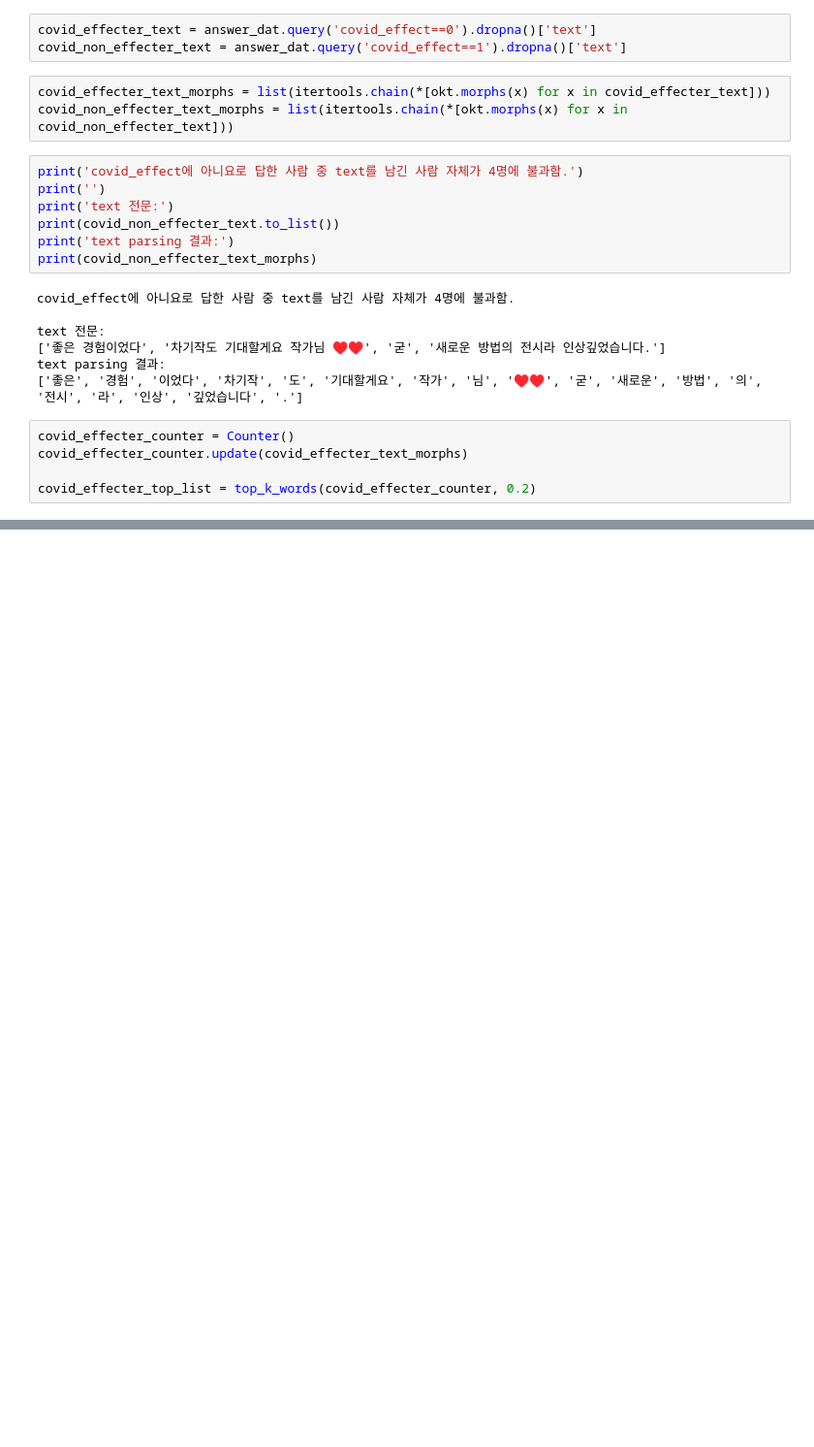
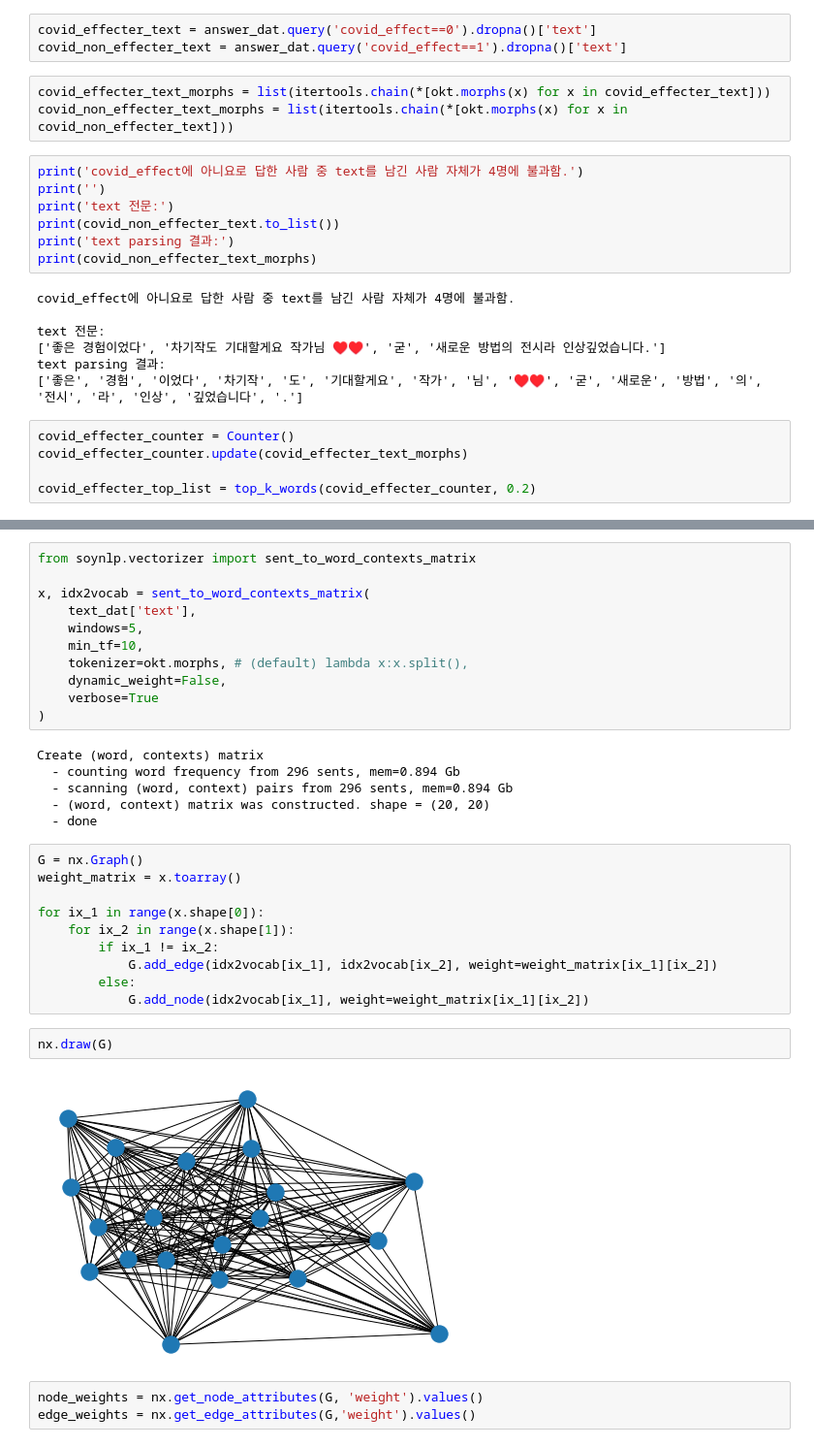
Before and after one commit to fhzh123/topic_example, a Jupyter notebook: EDA_2020_12_15/EDA.ipynb, the cells around one changed output, grey strips where cells are left out. Shown at 97% size. Saved outputs shown, nothing was run; the diff lists cells and outputs as text; blank space fills up the shorter version.

Commit message:
graph fix

```diff
--- a/EDA_2020_12_15/EDA.ipynb
+++ b/EDA_2020_12_15/EDA.ipynb
@@ -550,0 +574,34 @@ plt.show()
+# %%
+from soynlp.vectorizer import sent_to_word_contexts_matrix
+
+x, idx2vocab = sent_to_word_contexts_matrix(
+    text_dat['text'],
+    windows=5,
+    min_tf=10,
+    tokenizer=okt.morphs, # (default) lambda x:x.split(),
+    dynamic_weight=False,
+    verbose=True
+)
+# %% [output]
+Create (word, contexts) matrix
+  - counting word frequency from 296 sents, mem=0.894 Gb
+  - scanning (word, context) pairs from 296 sents, mem=0.894 Gb
+  - (word, context) matrix was constructed. shape = (20, 20)
+  - done
+# %%
+G = nx.Graph()
+weight_matrix = x.toarray()
+
+for ix_1 in range(x.shape[0]):
+    for ix_2 in range(x.shape[1]):
+        if ix_1 != ix_2:
+            G.add_edge(idx2vocab[ix_1], idx2vocab[ix_2], weight=weight_matrix[ix_1][ix_2])
+        else:
+            G.add_node(idx2vocab[ix_1], weight=weight_matrix[ix_1][ix_2])
+# %%
+nx.draw(G)
+# %% [output]
+[figure, added]
+# %%
+node_weights = nx.get_node_attributes(G, 'weight').values()
+edge_weights = nx.get_edge_attributes(G,'weight').values()
```
Also changed, not shown: parts of 36 cells of this notebook.
